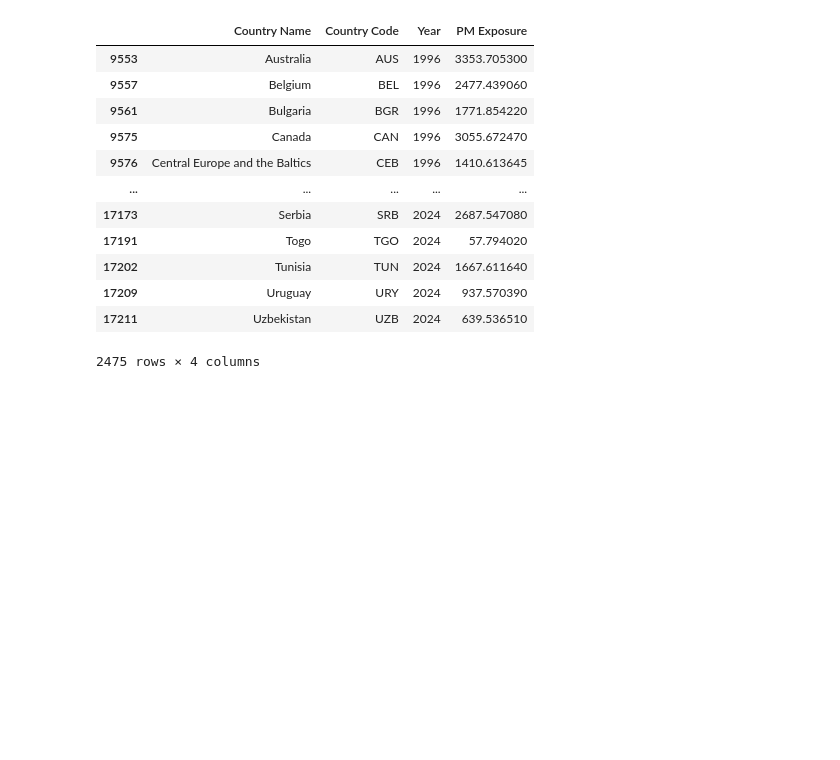
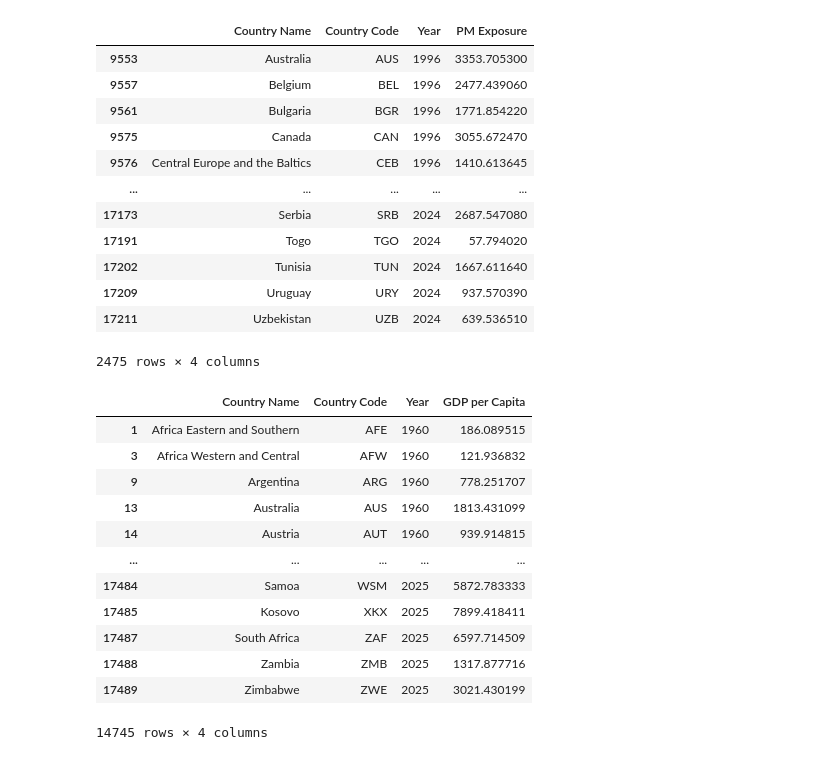
Before and after one commit to Zavvnr/Zavier-ISS-Presentation-Data, a Jupyter notebook: visualization.ipynb, the cells around one changed output. Saved outputs shown, nothing was run; the diff lists cells and outputs as text; code cells hidden in the pictures; blank space fills up the shorter version.

```diff
--- a/visualization.ipynb
+++ b/visualization.ipynb
@@ -143,3 +164,25 @@ PM_Exposure
 | 17209 | Uruguay | URY | 2024 | 937.570390 |
 | 17211 | Uzbekistan | UZB | 2024 | 639.536510 |
 2475 rows × 4 columns
+# %%
+GDP_data = GDP_data.drop(columns=[c for c in GDP_data.columns if "Unnamed" in c])
+years = [c for c in GDP_data.columns if c[:4].isdigit()]
+GDP_data = GDP_data.melt(id_vars=["Country Name", "Country Code"],          # = Unpivot Other Columns
+                               value_vars=years, var_name="Year", value_name="GDP per Capita")
+GDP_data = GDP_data.dropna(subset=["GDP per Capita"])
+GDP_data["Year"] = GDP_data["Year"].astype(int)
+GDP_data
+# %% [output]
+|  | Country Name | Country Code | Year | GDP per Capita |
+| 1 | Africa Eastern and Southern | AFE | 1960 | 186.089515 |
+| 3 | Africa Western and Central | AFW | 1960 | 121.936832 |
+| 9 | Argentina | ARG | 1960 | 778.251707 |
+| 13 | Australia | AUS | 1960 | 1813.431099 |
+| 14 | Austria | AUT | 1960 | 939.914815 |
+| ... | ... | ... | ... | ... |
+| 17484 | Samoa | WSM | 2025 | 5872.783333 |
+| 17485 | Kosovo | XKX | 2025 | 7899.418411 |
+| 17487 | South Africa | ZAF | 2025 | 6597.714509 |
+| 17488 | Zambia | ZMB | 2025 | 1317.877716 |
+| 17489 | Zimbabwe | ZWE | 2025 | 3021.430199 |
+14745 rows × 4 columns
```
Also changed, not shown: parts of 8 cells of this notebook, 1 other file.
